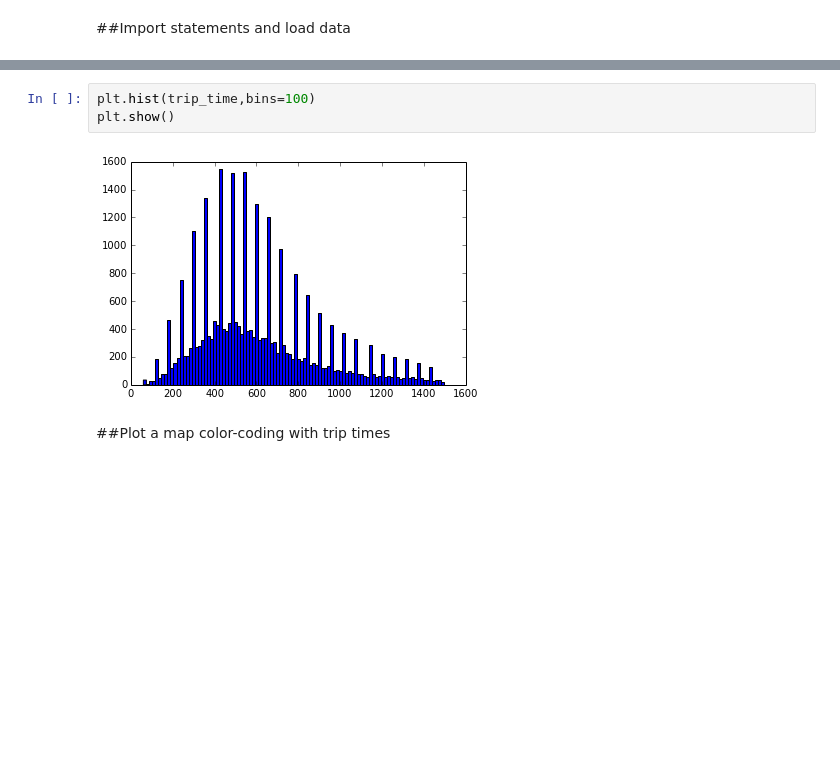
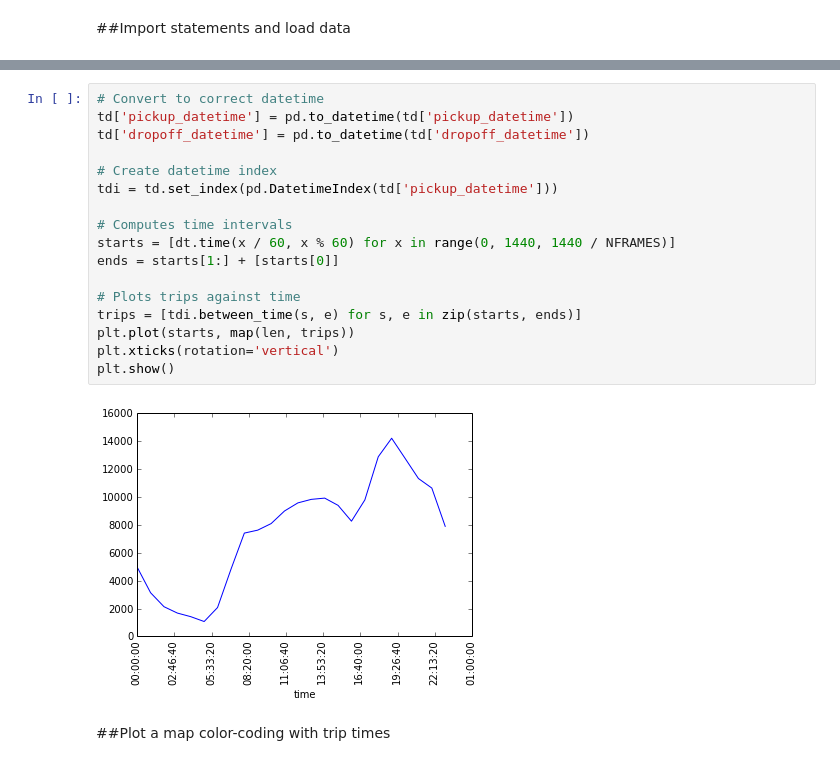
Before and after one commit to yuanchenyang/taxi_data, a Jupyter notebook: ipynb/TaxiDataAnalysis.ipynb, the cells around one changed output, grey strips where cells are left out. Cells and saved outputs as stored; diff of their text form; blank space fills up the shorter version.

```diff
--- a/ipynb/TaxiDataAnalysis.ipynb
+++ b/ipynb/TaxiDataAnalysis.ipynb
@@ -49,8 +53,22 @@ trip_time = np.asarray(td['trip_time_in_secs'], dtype=np.int)
-# %%
-plt.hist(trip_time,bins=100)
-plt.show()
-# %% [output]
-[figure, removed]
+# %%
+# Convert to correct datetime
+td['pickup_datetime'] = pd.to_datetime(td['pickup_datetime'])
+td['dropoff_datetime'] = pd.to_datetime(td['dropoff_datetime'])
+
+# Create datetime index
+tdi = td.set_index(pd.DatetimeIndex(td['pickup_datetime']))
+
+# Computes time intervals
+starts = [dt.time(x / 60, x % 60) for x in range(0, 1440, 1440 / NFRAMES)]
+ends = starts[1:] + [starts[0]]
+
+# Plots trips against time
+trips = [tdi.between_time(s, e) for s, e in zip(starts, ends)]
+plt.plot(starts, map(len, trips))
+plt.xticks(rotation='vertical')
+plt.show()
+# %% [output]
+[figure, added]
 # %% [markdown]
 ##Plot a map color-coding with trip times
 # %%
```
Also changed, not shown: parts of 7 cells of this notebook.
